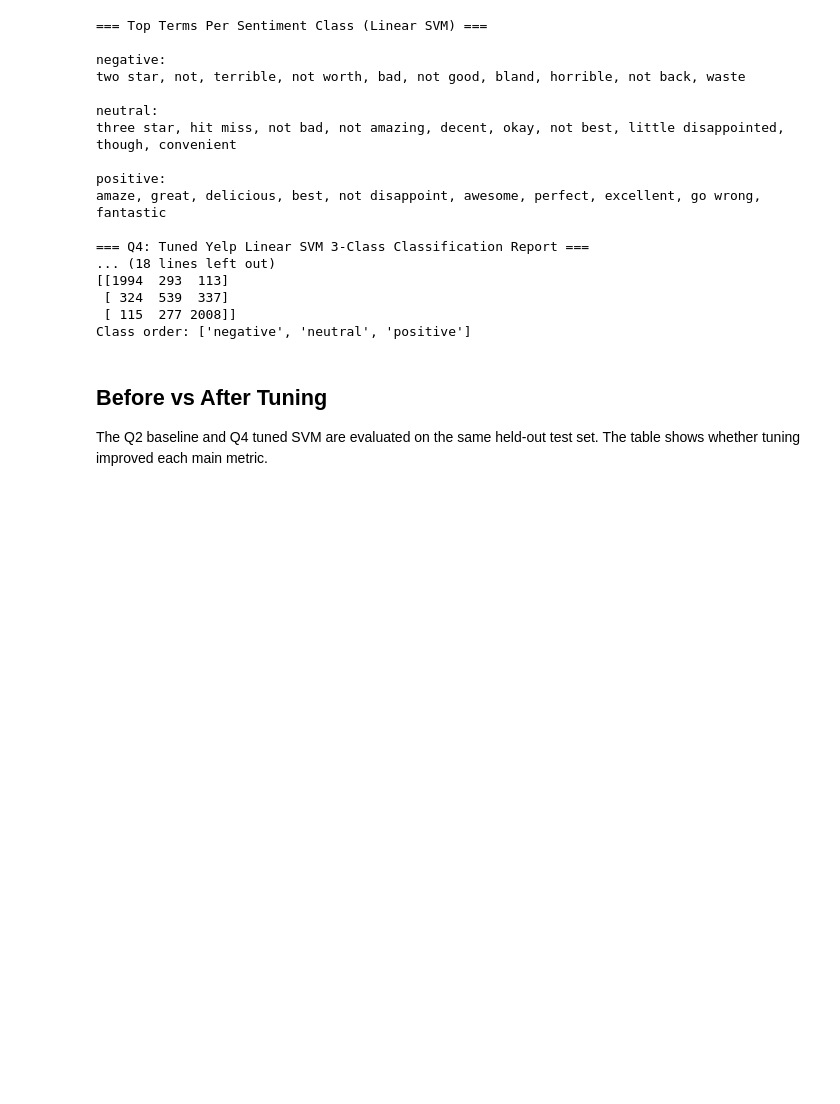
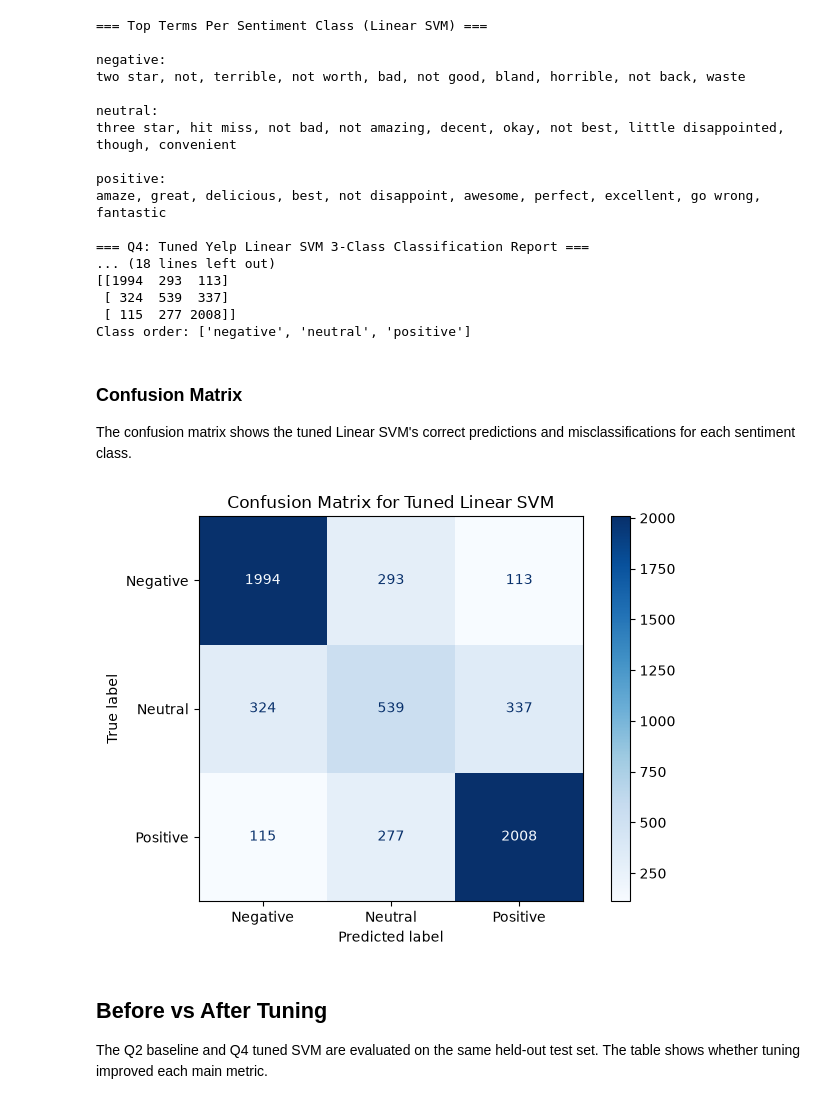
Before and after one commit to Josh5620/TextAssignment, a Jupyter notebook: Part_B/Q4_Model_Evaluation/SVMModelEva.ipynb, the cells around one changed output. Saved outputs shown, nothing was run; the diff lists cells and outputs as text; code cells hidden in the pictures; blank space fills up the shorter version.

```diff
--- a/Part_B/Q4_Model_Evaluation/SVMModelEva.ipynb
+++ b/Part_B/Q4_Model_Evaluation/SVMModelEva.ipynb
@@ -50,6 +61,27 @@ amaze, great, delicious, best, not disappoint, awesome, perfect, excellent, go w
  [ 324  539  337]
  [ 115  277 2008]]
 Class order: ['negative', 'neutral', 'positive']
+# %% [markdown]
+### Confusion Matrix
+
+The confusion matrix shows the tuned Linear SVM's correct predictions and misclassifications for each sentiment class.
+# %%
+# Visualise the tuned Linear SVM results on the same held-out test set.
+class_labels = ["negative", "neutral", "positive"]
+ConfusionMatrixDisplay.from_estimator(
+    pipeline,
+    X_test,
+    y_test,
+    labels=class_labels,
+    display_labels=["Negative", "Neutral", "Positive"],
+    cmap="Blues",
+    values_format="d",
+)
+plt.title("Confusion Matrix for Tuned Linear SVM")
+plt.tight_layout()
+plt.show()
+# %% [output]
+[figure, added]
 # %% [markdown]
 ## Before vs After Tuning
 
```
Also changed, not shown: parts of 4 cells of this notebook, 18 other files.
